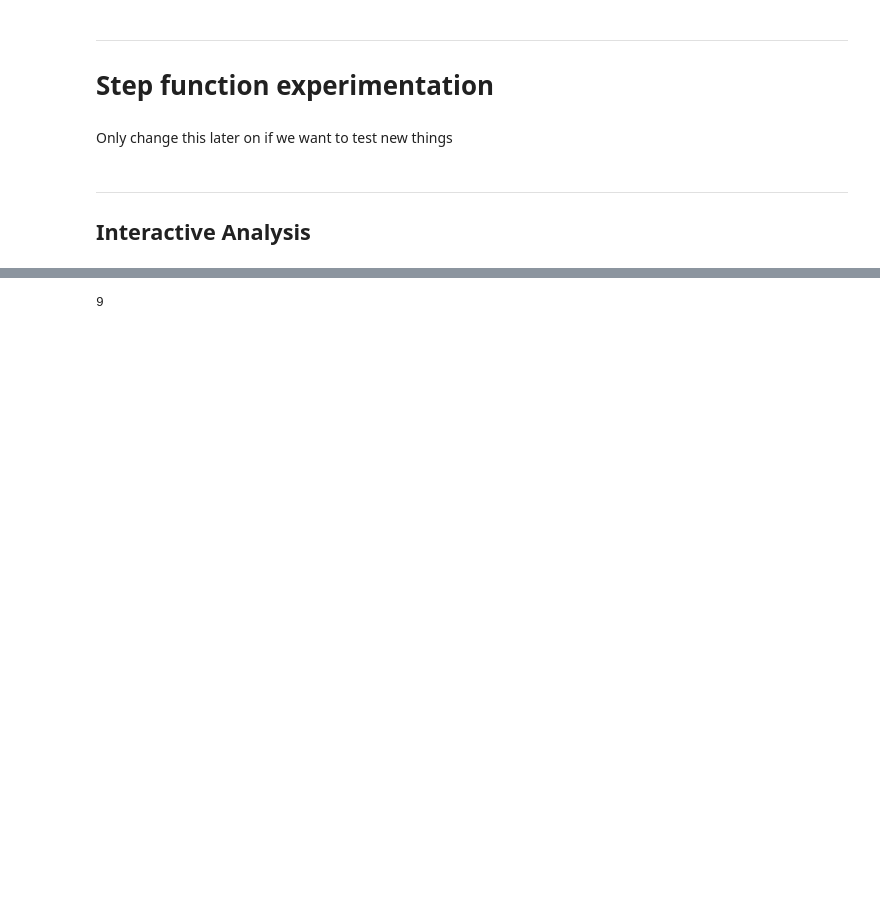
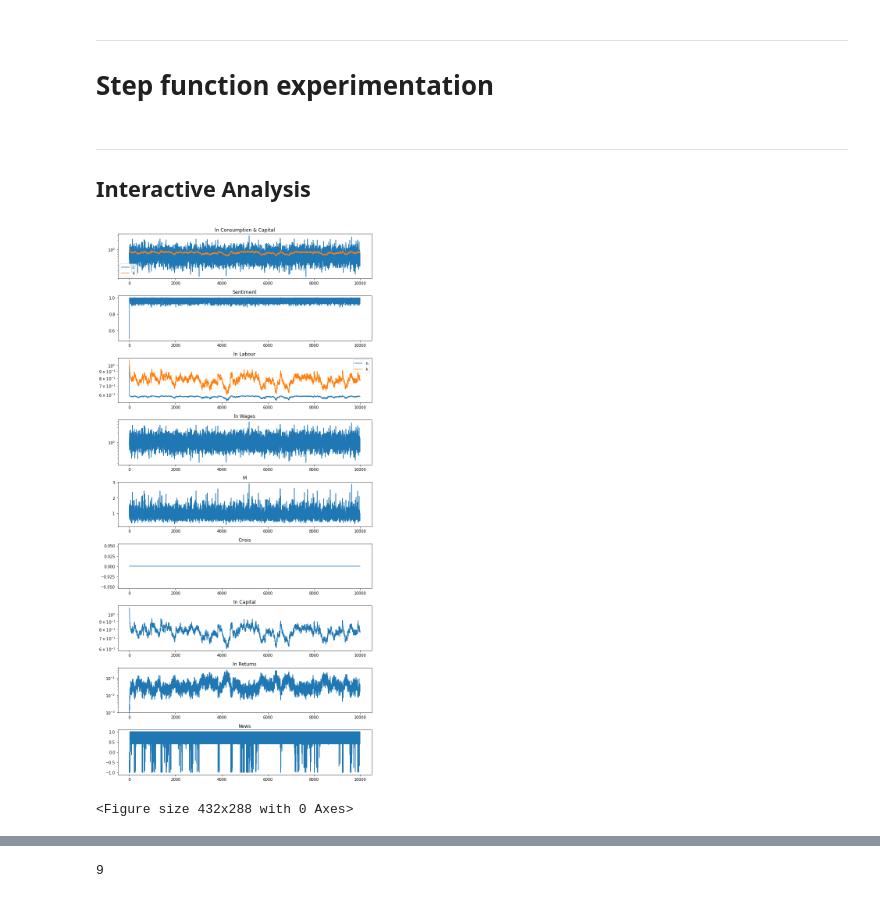
Before and after one commit to KarlNaumann/DynamicDSGE, a Jupyter notebook: SimplifiedUtility_CES.ipynb, the cells around one changed output, grey strips where cells are left out. Saved outputs shown, nothing was run; the diff lists cells and outputs as text; code cells hidden in the pictures; blank space fills up the shorter version.

```diff
--- a/SimplifiedUtility_CES.ipynb
+++ b/SimplifiedUtility_CES.ipynb
@@ -140,5 +209,3 @@ double_hist(res)
 # %% [markdown]
 -----
 # Step function experimentation
-# %% [markdown]
-Only change this later on if we want to test new things
@@ -275,3 +212,41 @@ def step(t: float, x: np.ndarray, p: dict, err:float):
 # %% [markdown]
 ----
 ## Interactive Analysis
+# %%
+# Set simulation parameters
+params = model.gen_params(s_c_weight=0.3)
+start = model.gen_start()
+
+T = 10000
+death_epsilon = 1e-4 # stops simulation if c, n, or k < err
+np.random.seed(40)
+view = (0,T)
+
+df = model.simulate(start, params, t_end=T)
+
+df.loc[:, 'crisis'] = 0.5 * (1.0 + np.sign(df.n - df.k))
+df.loc[:, 'inv'] = 100 * (1-df.loc[:,'g'])
+df.loc[:,'bc'] = df.b / df.c
+df.loc[:,'utility'] = np.log(df.c) - params['gamma'] * (df.n ** 2)
+
+df = df.iloc[view[0]:view[1],:]
+
+plots = {
+        'ln Consumption & Capital' : [df.loc[:,['c','k']], True],
+        'Sentiment' : [df.s, False],
+        'ln Labour' : [df.loc[:,['n','k']], True],
+        'ln Wages' : [df.w, True],
+        'M' : [df.income, False],
+        'Crisis' : [df.crisis, False],
+        'ln Capital' : [df.loc[:,['k']], True],
+        'ln Returns' : [df.q, True],
+        'News' : [df.news, False],
+    }
+
+
+axs = graphs.simulation_graph(plots, size = (10, 20), save='test.pdf')
+axs['ln Returns'].axhline(params['interest'])
+plt.show()
+# %% [output]
+[figure, added]
+<Figure size 432x288 with 0 Axes>
```
Also changed, not shown: parts of 16 cells of this notebook, 6 other files.
